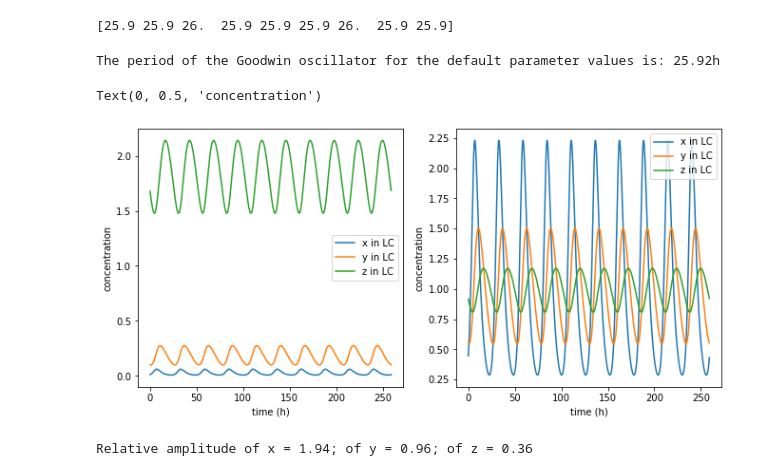
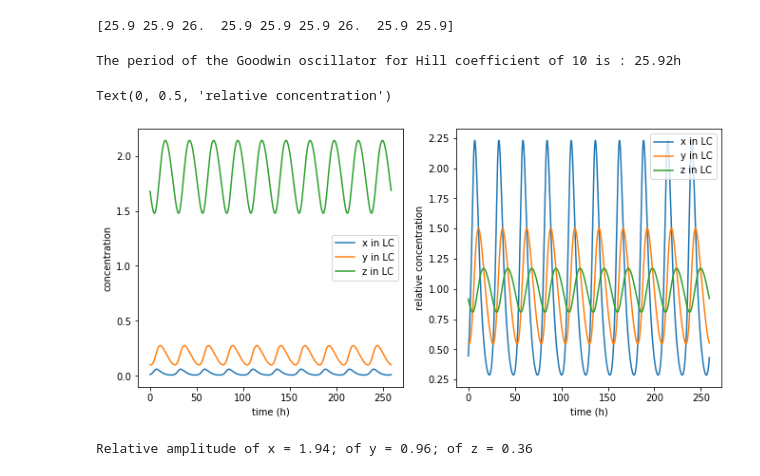
Before and after one commit to olmom/models_for_teaching, a Jupyter notebook: goodwin_solution.ipynb, the cells around one changed output. Cells and saved outputs as stored; diff of their text form; code cells hidden in the pictures.

```diff
--- a/goodwin_solution.ipynb
+++ b/goodwin_solution.ipynb
@@ -160,44 +160,44 @@ print(peak_to_peak_distances)
 # %%
 # and we can take the average of the last array as our period value
 period = peak_to_peak_distances.mean()
-print('The period of the Goodwin oscillator for the default parameter values is: {}h'.format(format(period, '.2f')))
+print('The period of the Goodwin oscillator for Hill coefficient of {} is : {}h'.format(parameters2['h'], format(period, '.2f')))
 # %% [output]
-The period of the Goodwin oscillator for the default parameter values is: 25.92h
+The period of the Goodwin oscillator for Hill coefficient of 10 is : 25.92h
 # %%
 # relative amplitude of oscillations
 # ----------------------------------
 # to calculate the relative amplitude of oscillations, we have to normalize all oscillating variables (ONCE THEY ARE AT THE LIMIT CYCLE) to their mean
 # let's remove the first part of the oscillation (TRANSIENT) and keep just the last 10 periods of the oscillation (LIMIT CYCLE)
 sol_LC = sol[-int(10*period/dt):, :]
 x_LC = sol_LC[:,0]
 y_LC = sol_LC[:,1]
 z_LC = sol_LC[:,2]
 t_LC = t[0:int(10*period/dt)]
 
 fig5 = plt.figure(figsize=(11,5))
 ax1 = fig5.add_subplot(121) #--> here we see that the transients have been removed :)
 ax1.plot(t_LC, x_LC, label='x in LC')
 ax1.plot(t_LC, y_LC, label='y in LC')
 ax1.plot(t_LC, z_LC, label='z in LC')
 ax1.legend()
 ax1.set_xlabel('time (h)'); ax1.set_ylabel('concentration')
 
 # now we can normalize each variable to its oscillating mean
 x_LC_norm = x_LC/x_LC.mean()
 y_LC_norm = y_LC/y_LC.mean()
 z_LC_norm = z_LC/z_LC.mean()
 
 ax2 = fig5.add_subplot(122) #--> here we see the normalized solutions
 ax2.plot(t_LC, x_LC_norm, label='x in LC')
 ax2.plot(t_LC, y_LC_norm, label='y in LC')
 ax2.plot(t_LC, z_LC_norm, label='z in LC')
 ax2.legend()
-ax2.set_xlabel('time (h)'); ax2.set_ylabel('concentration')
+ax2.set_xlabel('time (h)'); ax2.set_ylabel('relative concentration')
 
 # Who should have the largest amplitude: x, y, or z?
 # %% [output]
-Text(0, 0.5, 'concentration')
+Text(0, 0.5, 'relative concentration')
-[figure, old version]
+[figure, new version]
 # %%
 # calculate peaks (maxima) and troughs (minima) of x, y, z
 indexes_x_max = argrelextrema(x_LC_norm, np.greater)[0] #first we find at which positions in the x_LC_norm array are the peaks/troughs located
```
Also changed, not shown: parts of 1 cell of this notebook, 1 other file.
